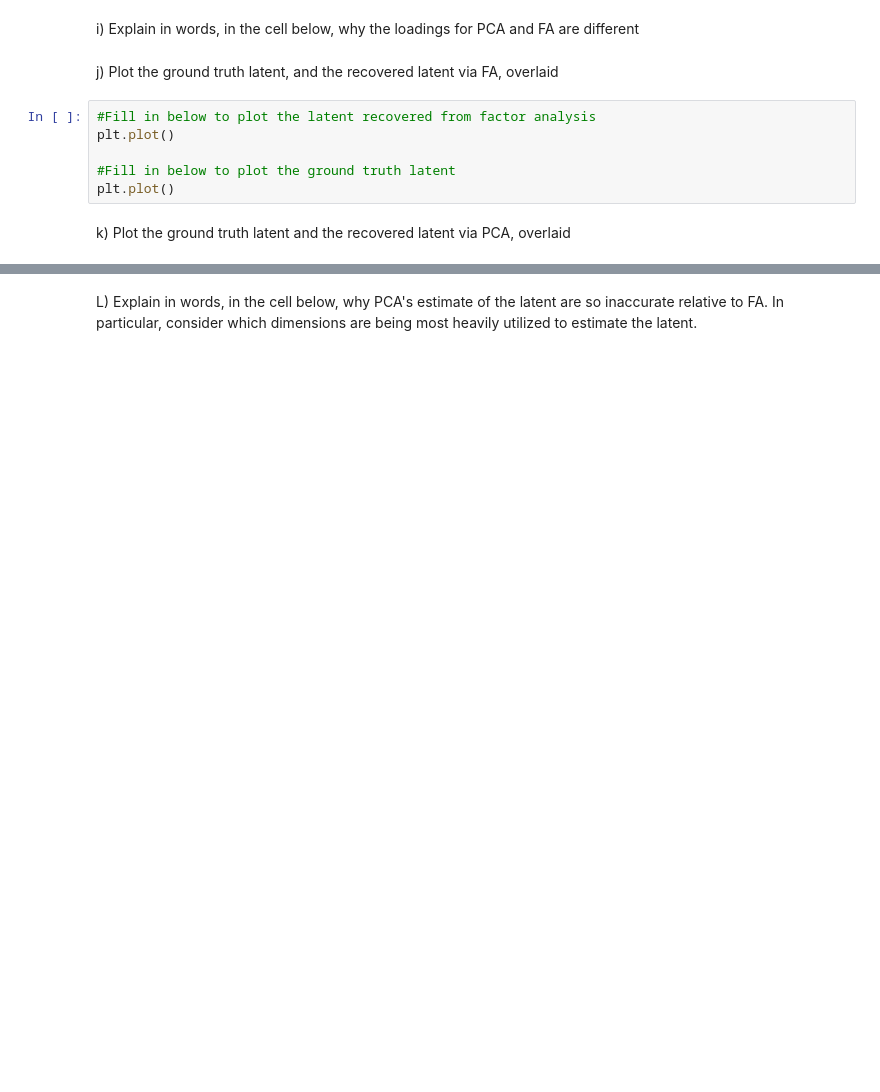
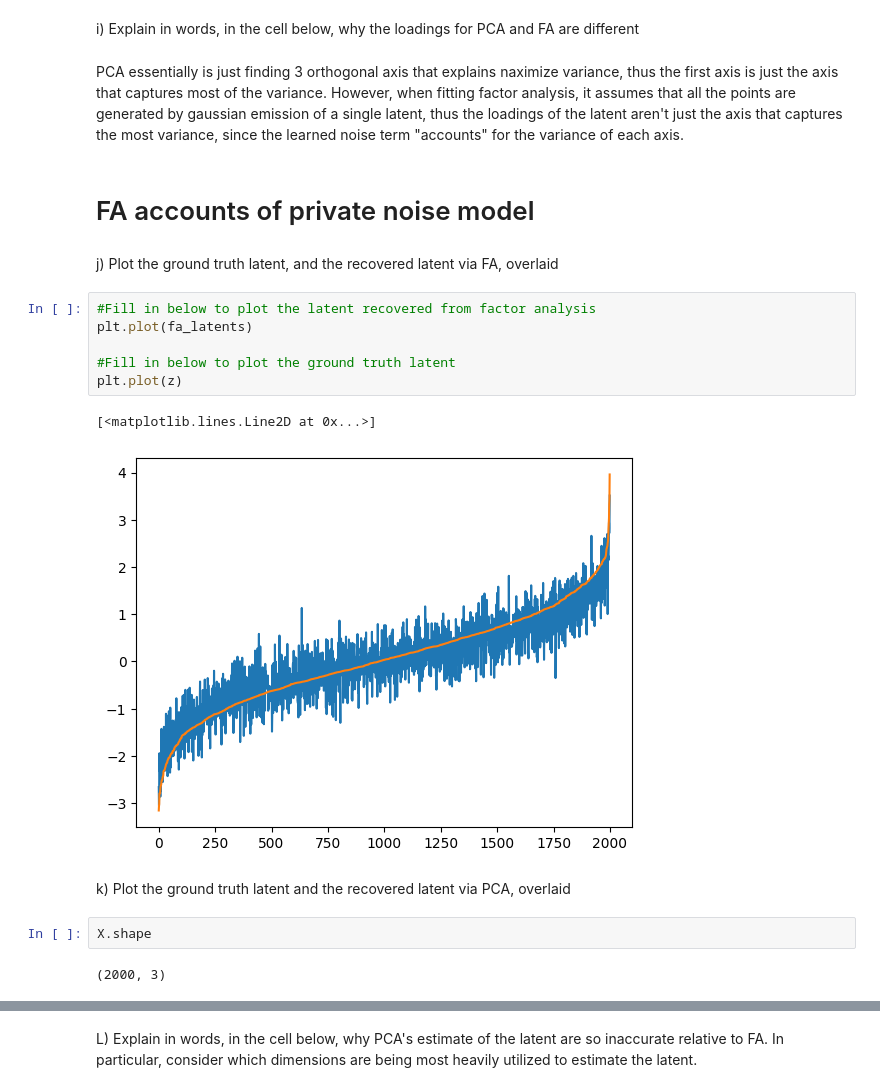
Before and after one commit to dbasrai/nuin443, a Jupyter notebook: problemSets/NUIN443_ps5_FA+GPs-diya.ipynb, the cells around one changed output, grey strips where cells are left out. Drawn from its saved outputs; the diff is of its cells as text; blank space fills up the shorter version.

```diff
--- a/problemSets/NUIN443_ps5_FA+GPs-diya.ipynb
+++ b/problemSets/NUIN443_ps5_FA+GPs-diya.ipynb
@@ -134,15 +135,26 @@ plt.legend(['X','X_noiseless','PCA axis','FA axis'])
 # %% [markdown]
 i) Explain in words, in the cell below, why the loadings for PCA and FA are different
+# %% [markdown]
+PCA essentially is just finding 3 orthogonal axis that explains naximize variance, thus the first axis is just the axis that captures most of the variance. However, when fitting factor analysis, it assumes that all the points are generated by gaussian emission of a single latent, thus the loadings of the latent aren't just the axis that captures the most variance, since the learned noise term "accounts" for the variance of each axis.
+# %% [markdown]
+# FA accounts of private noise model
 # %% [markdown]
 j) Plot the ground truth latent, and the recovered latent via FA, overlaid
 # %%
 #Fill in below to plot the latent recovered from factor analysis
-plt.plot()
+plt.plot(fa_latents)
 
 #Fill in below to plot the ground truth latent
-plt.plot()
+plt.plot(z)
+# %% [output]
+[<matplotlib.lines.Line2D at 0x...>]
+[figure, added]
 # %% [markdown]
 k) Plot the ground truth latent and the recovered latent via PCA, overlaid
+# %%
+X.shape
+# %% [output]
+(2000, 3)
 # %%
 #Fill in below to plot the latent recovered from PCA
 #Note that, by chance, the PCA axes in this example are flipped relative to the ground truth
```
Also changed, not shown: parts of 15 cells of this notebook, 1 other file.
